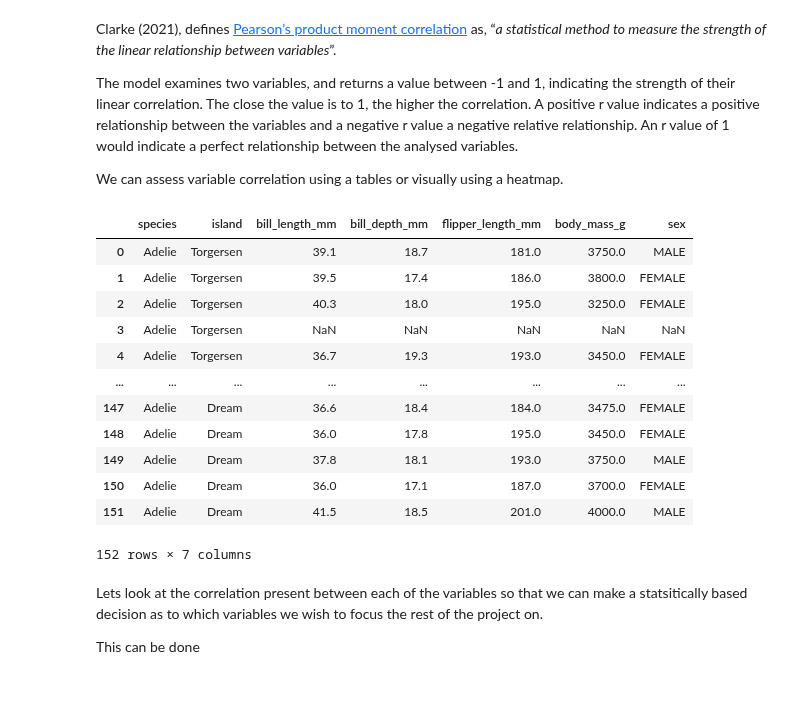
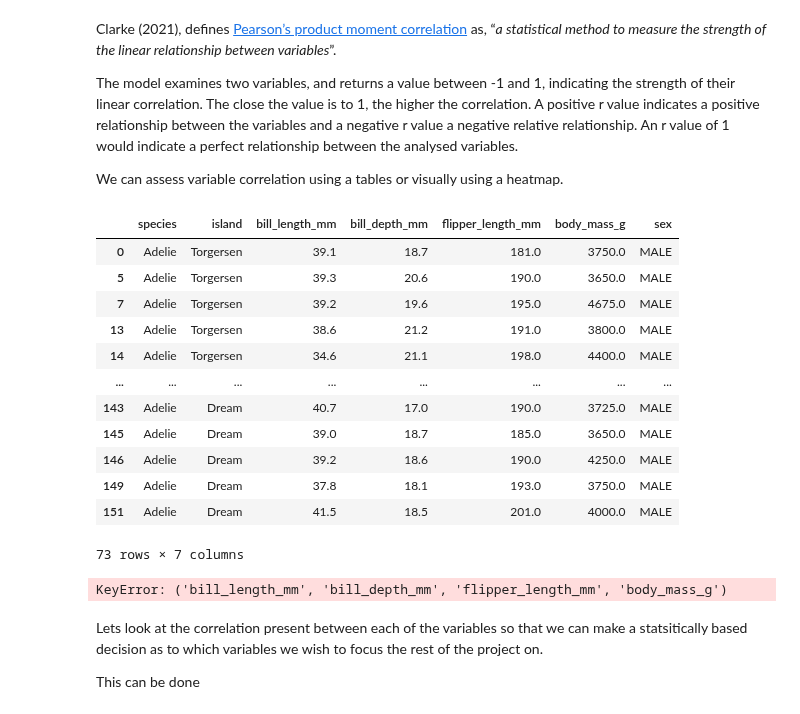
Before and after one commit to Laura6826/PofDA-mywork, a Jupyter notebook: penguins.ipynb, the cells around one changed output. Cells and saved outputs as stored; diff of their text form; code cells hidden in the pictures.

```diff
--- a/penguins.ipynb
+++ b/penguins.ipynb
@@ -347,35 +347,38 @@ We can assess variable correlation using a tables or visually using a heatmap.
 # %%
 # Lets create a seperate data frame for each species, subdivided by sex
 # First the Adelie species
-adelie_df = df[df["species"] == "Adelie"]
-male_adelie_df = adelie_df[adelie_df['sex'] == 'male']
-female_adelie = adelie_df[adelie_df['sex'] == 'female']
+adelie_df = dfcleaned[dfcleaned["species"] == "Adelie"]
+male_adelie_df = adelie_df[adelie_df['sex'] == 'MALE']
+female_adelie = adelie_df[adelie_df['sex'] == 'FEMALE']
 
 #Now the Gentoo species
 gentoo_df=df[df["species"] == "Gentoo"]
-male_gentoo = gentoo_df[gentoo_df['sex'] == 'male']
-female_gentoo = gentoo_df[gentoo_df['sex'] == 'female']
+male_gentoo = gentoo_df[gentoo_df['sex'] == 'MALE']
+female_gentoo = gentoo_df[gentoo_df['sex'] == 'FEMALE']
 
 # And finally the Chinstapp species.
 chinstrap_df=df[df["species"] == "Chinstrap"]
-male_chinstrap = chinstrap_df[chinstrap_df['sex'] == 'male']
-female_chinstrap = chinstrap_df[chinstrap_df['sex'] == 'female']
-
-adelie_df
+male_chinstrap = chinstrap_df[chinstrap_df['sex'] == 'MALE']
+female_chinstrap = chinstrap_df[chinstrap_df['sex'] == 'FEMALE']
 # %% [output]
 |  | species | island | bill_length_mm | bill_depth_mm | flipper_length_mm | body_mass_g | sex |
 | 0 | Adelie | Torgersen | 39.1 | 18.7 | 181.0 | 3750.0 | MALE |
-| 1 | Adelie | Torgersen | 39.5 | 17.4 | 186.0 | 3800.0 | FEMALE |
-| 2 | Adelie | Torgersen | 40.3 | 18.0 | 195.0 | 3250.0 | FEMALE |
-| 3 | Adelie | Torgersen | NaN | NaN | NaN | NaN | NaN |
-| 4 | Adelie | Torgersen | 36.7 | 19.3 | 193.0 | 3450.0 | FEMALE |
+| 5 | Adelie | Torgersen | 39.3 | 20.6 | 190.0 | 3650.0 | MALE |
+| 7 | Adelie | Torgersen | 39.2 | 19.6 | 195.0 | 4675.0 | MALE |
+| 13 | Adelie | Torgersen | 38.6 | 21.2 | 191.0 | 3800.0 | MALE |
+| 14 | Adelie | Torgersen | 34.6 | 21.1 | 198.0 | 4400.0 | MALE |
 | ... | ... | ... | ... | ... | ... | ... | ... |
-| 147 | Adelie | Dream | 36.6 | 18.4 | 184.0 | 3475.0 | FEMALE |
-| 148 | Adelie | Dream | 36.0 | 17.8 | 195.0 | 3450.0 | FEMALE |
+| 143 | Adelie | Dream | 40.7 | 17.0 | 190.0 | 3725.0 | MALE |
+| 145 | Adelie | Dream | 39.0 | 18.7 | 185.0 | 3650.0 | MALE |
+| 146 | Adelie | Dream | 39.2 | 18.6 | 190.0 | 4250.0 | MALE |
 | 149 | Adelie | Dream | 37.8 | 18.1 | 193.0 | 3750.0 | MALE |
-| 150 | Adelie | Dream | 36.0 | 17.1 | 187.0 | 3700.0 | FEMALE |
 | 151 | Adelie | Dream | 41.5 | 18.5 | 201.0 | 4000.0 | MALE |
-152 rows × 7 columns
+73 rows × 7 columns
+# %%
+print (dfcleaned[['bill_length_mm', 'bill_depth_mm', 'flipper_length_mm', 'body_mass_g']]
+       .corrwith(dfcleaned['bill_length_mm', 'bill_depth_mm', 'flipper_length_mm', 'body_mass_g']))
+# %% [output]
+KeyError: ('bill_length_mm', 'bill_depth_mm', 'flipper_length_mm', 'body_mass_g')
 # %% [markdown]
 Lets look at the correlation present between each of the variables so that we can make a statsitically based decision as to which variables we wish to focus the rest of the project on.
 
```
